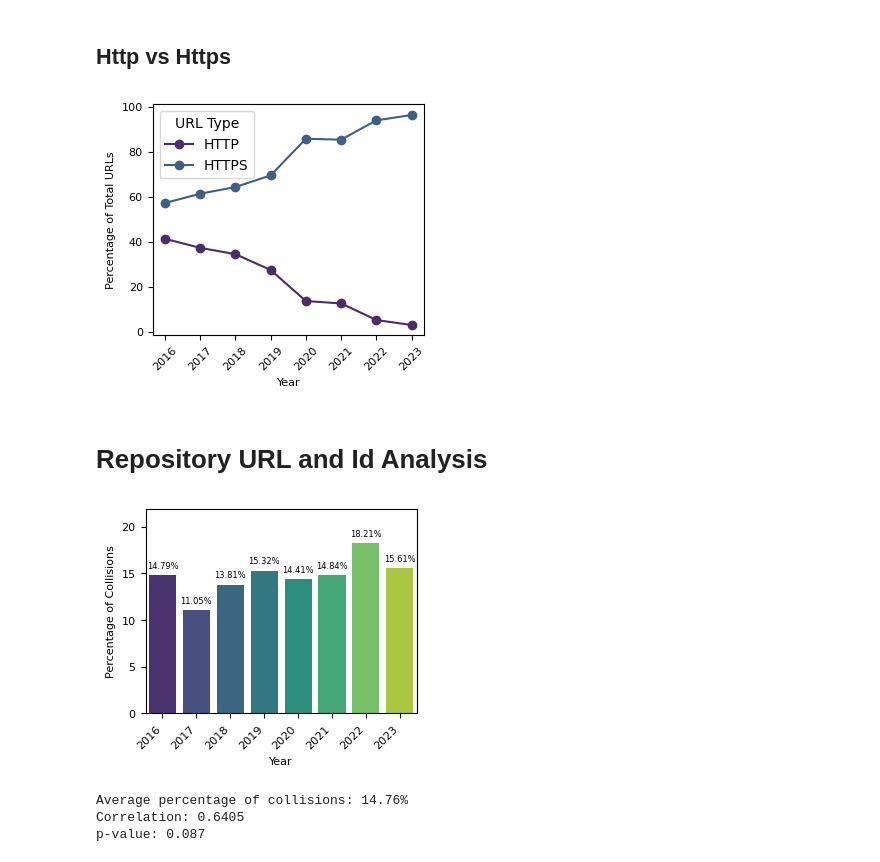
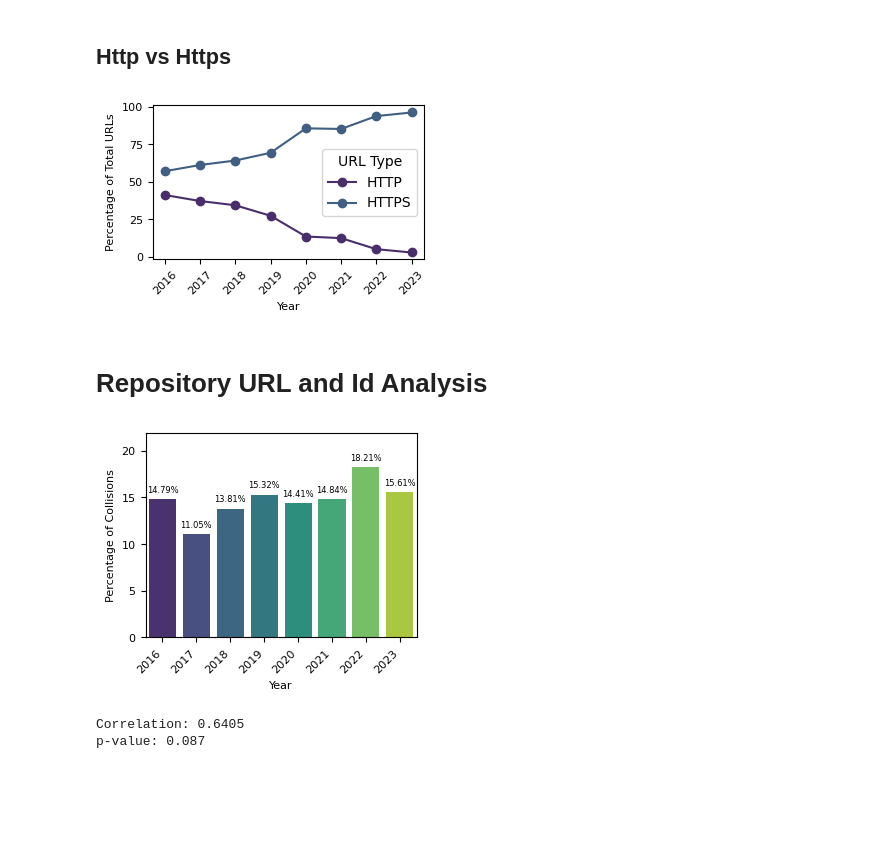
Before and after one commit to JSandifort/MavenReposAnalysis, a Jupyter notebook: maven_repo_analysis.ipynb, the cells around one changed output. Saved outputs shown, nothing was run; the diff lists cells and outputs as text; code cells hidden in the pictures; blank space fills up the shorter version.

```diff
--- a/maven_repo_analysis.ipynb
+++ b/maven_repo_analysis.ipynb
@@ -442,10 +441,4 @@ Total Percentage of Other Status Codes: 69.7%
 # %%
-matplotlib.use("pgf")
-plt.rcParams.update({
-    "text.usetex": True,
-    "pgf.rcfonts": False,
-    "pgf.texsystem": "pdflatex",
-})
 
 # Step 2: Group by 'stillAvailable' values and calculate percentages
 unique_urls_repos['stillAvailable'] = unique_urls_repos['stillAvailable'].apply(lambda x: int(x) if x != 'Timeout' else x)
@@ -476,7 +469,5 @@ plt.ylabel('Percentage of unique urls', fontsize=8)
 plt.xticks(fontsize=8, rotation=45, horizontalalignment='center')
 plt.yticks(fontsize=8)
 plt.show()
-plt.savefig('C:\\Users\\jacob\\Documents\\TU Delft\\Jaar 5\\CSE3000 - Research Project Q2\\graphs\\status_codes.pgf')
-plt.close()
 # %% [output]
 stillAvailable
@@ -539,35 +531,35 @@ updated_poms_repos_df = all_poms_repos
 updated_poms_repos_df['releaseYear'] = pd.to_datetime(updated_poms_repos_df['releaseDate']).dt.year
 
 # Filtering data for the years 2015 to 2023
 filtered_years_df = updated_poms_repos_df[(updated_poms_repos_df['releaseYear'] >= 2016) & (updated_poms_repos_df['releaseYear'] <= 2023)]
 
 # Categorizing the URL type with the adjusted criteria, handling NaN or non-string values
 filtered_years_df['url_type'] = filtered_years_df['url_repo'].apply(
     lambda x: 'https' if isinstance(x, str) and 'https://' in x else ('http' if isinstance(x, str) and 'http://' in x else 'other')
 )
 
 # Counting the usage of HTTP, HTTPS, and other URLs per year
 http_https_other_counts = filtered_years_df.groupby(['releaseYear', 'url_type']).size().unstack(fill_value=0)
 
 # Converting counts to percentages of the total for each year
 http_https_other_percentages = http_https_other_counts.div(http_https_other_counts.sum(axis=1), axis=0) * 100
 
 # Remove other from plot (these were urls that that did not mention http or https protocol)
 http_https_other_percentages = http_https_other_percentages.drop(columns=['other'])
 
 # Plotting
-plt.figure(figsize=(3.5, 3))
+plt.figure(figsize=(3.5, 2))
 plt.plot(http_https_other_percentages.index, http_https_other_percentages['http'], marker='o', color='#492e6b', label='HTTP')
 plt.plot(http_https_other_percentages.index, http_https_other_percentages['https'], marker='o', color='#405f82', label='HTTPS')
 plt.xticks(fontsize=8)
 plt.yticks(fontsize=8)
 plt.xlabel('Year', fontsize=8)
 plt.ylabel('Percentage of Total URLs', fontsize=8)
 plt.xticks(http_https_other_percentages.index, rotation=45)
 plt.legend(title='URL Type')
 plt.show()
 # %% [output]
-[figure, old version]
+[figure, new version]
 # %% [markdown]
 # Repository URL and Id Analysis
 # %%
@@ -603,12 +595,9 @@ plt.xlabel('Year', fontsize=8)
 plt.ylabel('Percentage of Collisions', fontsize=8)
 plt.show()
 
-print(f'Average percentage of collisions: {collision_percentage_per_year.mean():.2f}%')
-
 correlation, p_value = pearsonr(collision_percentage_per_year.index, collision_percentage_per_year.values)
 print(f'Correlation: {correlation:.4f}' + '\n' + f'p-value: {p_value:.3f}')
 # %% [output]
 [figure]
-Average percentage of collisions: 14.76%
 Correlation: 0.6405
 p-value: 0.087
```
Also changed, not shown: parts of 15 cells of this notebook.
